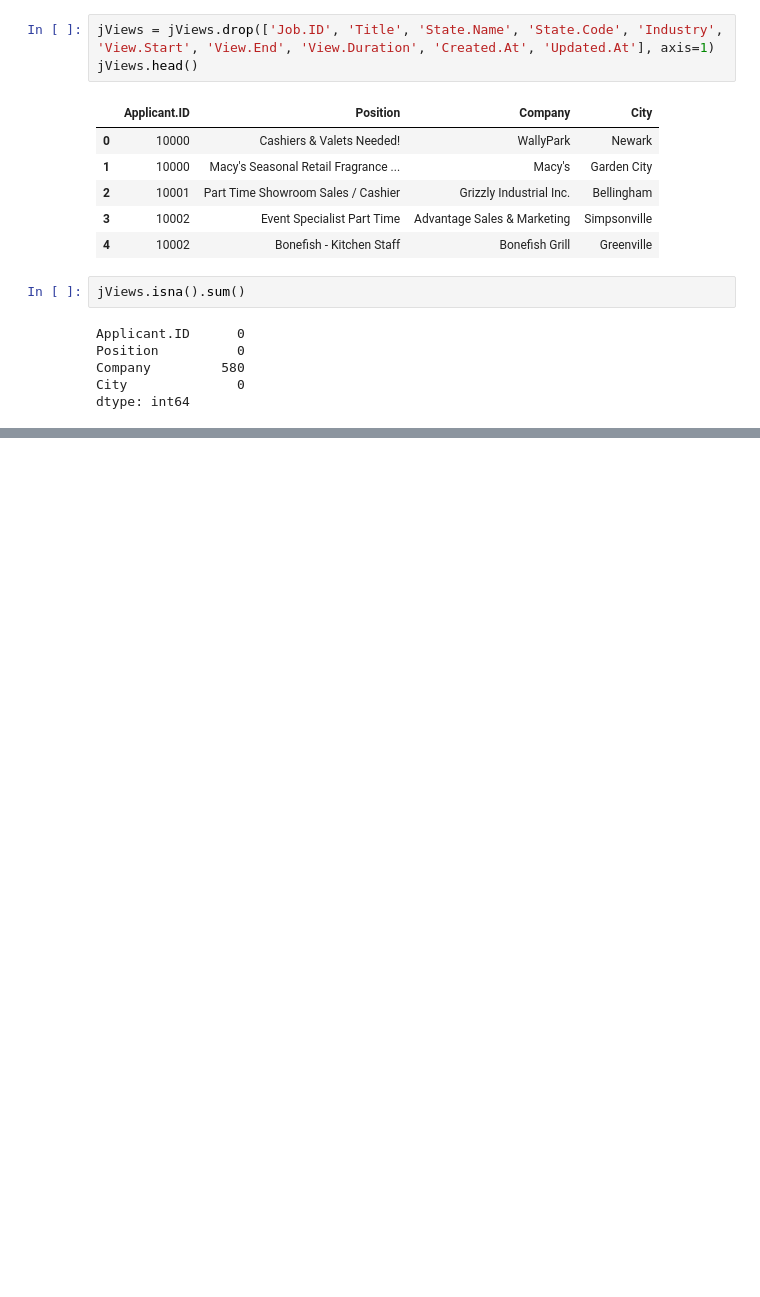
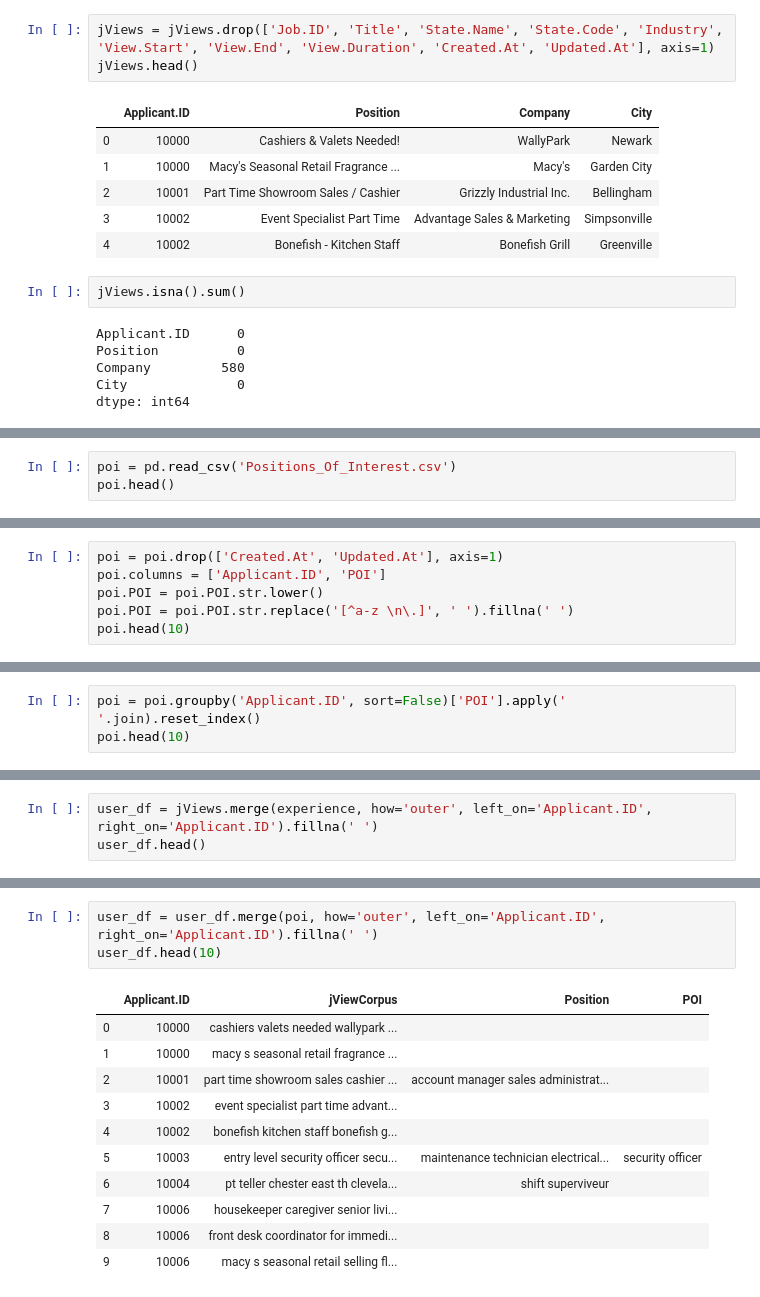
Before and after one commit to SamLevinSE/job_recommender_with_NLP, a Jupyter notebook: job_recommender_data_mining_USERS.ipynb, the cells around one changed output, grey strips where cells are left out. Drawn from its saved outputs; the diff is of its cells as text; blank space fills up the shorter version.

```diff
--- a/job_recommender_data_mining_USERS.ipynb
+++ b/job_recommender_data_mining_USERS.ipynb
@@ -116,0 +232,3 @@ jViews.head()
+# %%
+poi = pd.read_csv('Positions_Of_Interest.csv')
+poi.head()
@@ -116,0 +242,6 @@ jViews.head()
+# %%
+poi = poi.drop(['Created.At', 'Updated.At'], axis=1)
+poi.columns = ['Applicant.ID', 'POI']
+poi.POI = poi.POI.str.lower()
+poi.POI = poi.POI.str.replace('[^a-z \n\.]', ' ').fillna(' ')
+poi.head(10)
@@ -116,0 +262,3 @@ jViews.head()
+# %%
+poi = poi.groupby('Applicant.ID', sort=False)['POI'].apply(' '.join).reset_index()
+poi.head(10)
@@ -116,0 +282,3 @@ jViews.head()
+# %%
+user_df = jViews.merge(experience, how='outer', left_on='Applicant.ID', right_on='Applicant.ID').fillna(' ')
+user_df.head()
@@ -116,0 +292,15 @@ jViews.head()
+# %%
+user_df = user_df.merge(poi, how='outer', left_on='Applicant.ID', right_on='Applicant.ID').fillna(' ')
+user_df.head(10)
+# %% [output]
+|  | Applicant.ID | jViewCorpus | Position | POI |
+| 0 | 10000 | cashiers valets needed wallypark ... |  |  |
+| 1 | 10000 | macy s seasonal retail fragrance ... |  |  |
+| 2 | 10001 | part time showroom sales cashier ... | account manager sales administrat... |  |
+| 3 | 10002 | event specialist part time advant... |  |  |
+| 4 | 10002 | bonefish kitchen staff bonefish g... |  |  |
+| 5 | 10003 | entry level security officer secu... | maintenance technician electrical... | security officer |
+| 6 | 10004 | pt teller chester east th clevela... | shift superviveur |  |
+| 7 | 10006 | housekeeper caregiver senior livi... |  |  |
+| 8 | 10006 | front desk coordinator for immedi... |  |  |
+| 9 | 10006 | macy s seasonal retail selling fl... |  |  |
```
Also changed, not shown: parts of 24 cells of this notebook, 1 other file.
